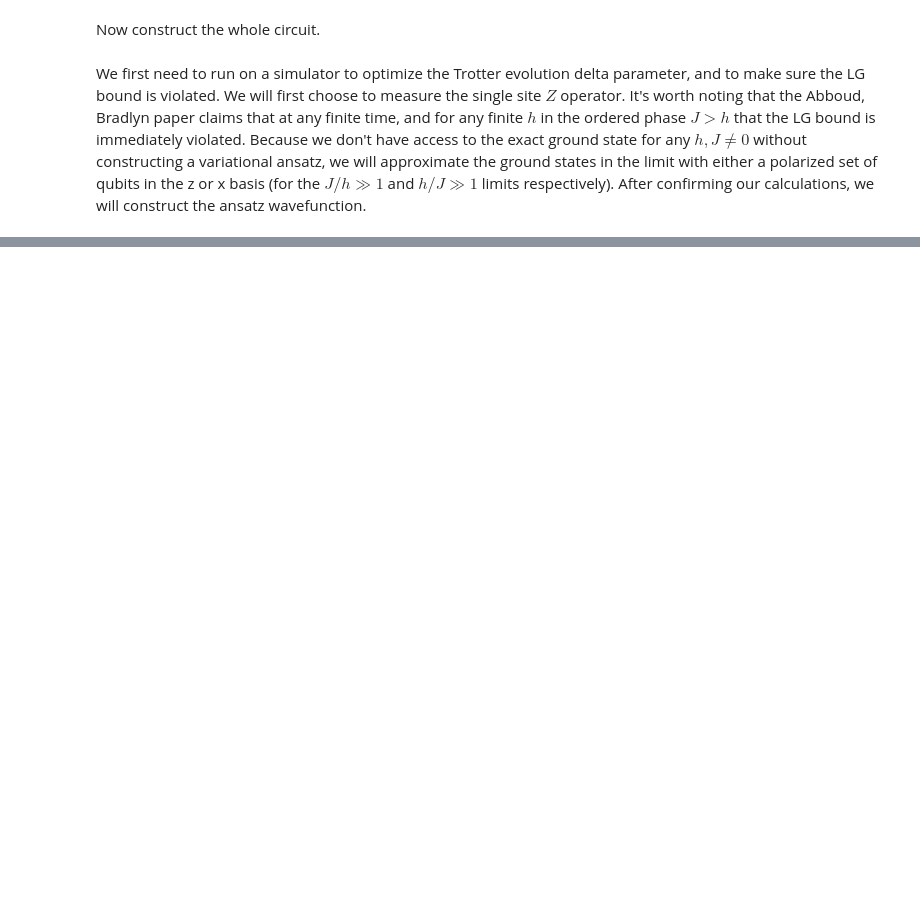
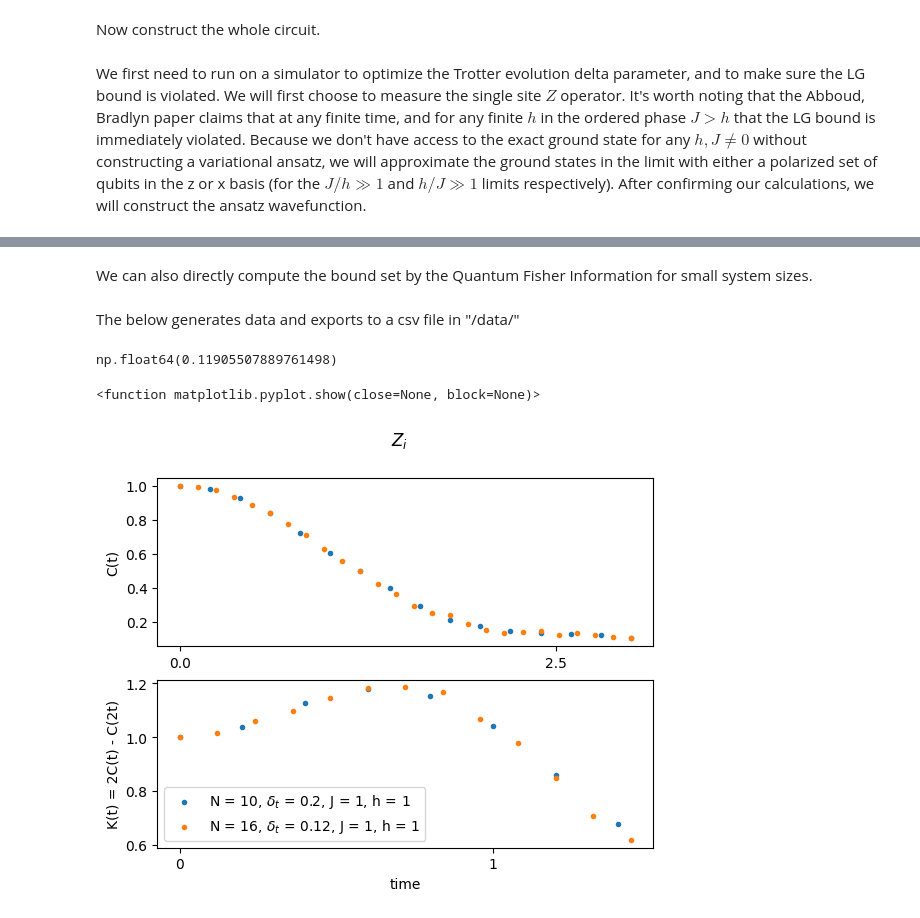
Before and after one commit to IanROsborne/Quantum_Metrology_Fisher_LG, a Jupyter notebook: TFI_defs.ipynb, the cells around one changed output, grey strips where cells are left out. Cells and saved outputs as stored; diff of their text form; code cells hidden in the pictures; blank space fills up the shorter version.

Commit message:
Updated TFI_defs with a recourse managing plot

```diff
--- a/TFI_defs.ipynb
+++ b/TFI_defs.ipynb
@@ -173,0 +254,2 @@ for j in range(1,3):
+# %% [markdown]
+We can also directly compute the bound set by the Quantum Fisher Information for small system sizes.
@@ -173,0 +272,65 @@ for j in range(1,3):
+# %% [markdown]
+The below generates data and exports to a csv file in "/data/"
+# %%
+.3/ np.cbrt(16)
+# %% [output]
+np.float64(0.11905507889761498)
+# %%
+chain_len , time , delta, J, h, measure, psi = 10, 3, 1, 1, 1, 'Z', "X_pol"
+
+time_range = [i * delta for i in range(int(time/delta)+1)]
+
+qc = circuit_initialize(chain_len, 2, 2)
+if psi == "X_pol":
+    for i in range(chain_len):  #initialize ground state in x basis (large magnetic field)
+        qc.h(i)
+
+C_data = TFI_efficient_sim(qc, time, delta, J, h, measure)
+
+csv_path = os.getcwd() + "/data/" + "L"+str(chain_len) + 'time'+ str(time) + 'd' + str( delta)+ "J" + str(J) + "h" + str(h) +str(measure) + "psi" + psi  +'.csv'
+
+rows = [time_range, C_data]
+with open(csv_path, 'w', newline='') as f:
+    writer = csv.writer(f)
+    writer.writerows(rows)
+# %%
+
+plt_dta = [[10, 3, .2, 1, 1, 'Z', "X_pol"],[16, 3, .12, 1, 1, 'Z', "X_pol"]]
+
+fig, ax = plt.subplots(2)
+
+for i in plt_dta:
+    chain_len , time , delta, J, h, measure, psi  = i
+    csv_path = os.getcwd() + "/data/" + "L"+str(chain_len) + 'time'+ str(time) + 'd' + str( delta)+ "J" + str(J) + "h" + str(h) +str(measure) + "psi" + psi  +'.csv'
+
+
+    with open(csv_path, newline='') as f:
+        reader = csv.reader(f)
+        [time_range, dta] = [[float(x) for x in row] for row in reader]
+
+    half_len = len(dta)//2
+    dta_K = [2 * dta[j] - dta[2 * j] for j in range(half_len) ]
+
+    ax[1].scatter(time_range[:half_len]  , dta_K ,  marker= ".", label = "N = " + str(chain_len) + ", $\\delta_t$ = " + str(delta) + ", J = " + str(J) + ", h = " + str(h) , zorder = 3)
+    ax[0].scatter(time_range  , dta ,  marker= ".", label = "N = " + str(chain_len) + ", $\\delta_t$ = " + str(delta) , zorder = 3)
+
+
+#classical bound
+#ax[1].axhline( y=1.5, color="0.9", linestyle = "--")
+#ax[1].axhline( y=QFI_bound, color="0.9", linestyle = "--", label = "$1/8(F_Q) + \\langle (S^z_0 e^{i \\pi S^z_1}S^z_2)^2\\rangle$")
+
+
+fig.suptitle(" $Z_i$")
+ax[0].xaxis.set_major_locator(tck.MultipleLocator(base = 2.5))
+ax[1].xaxis.set_major_locator(tck.MultipleLocator(base = 1))
+plt.xlabel("time")
+ax[0].set(ylabel = "C(t)")
+ax[1].set(ylabel = "K(t) = 2C(t) - C(2t)")
+#lt.ylim((0.9,1.6))
+plt.title("")
+plt.legend()
+
+plt.show
+# %% [output]
+<function matplotlib.pyplot.show(close=None, block=None)>
+[figure, added]
```
Also changed, not shown: parts of 14 cells of this notebook, 8 other files.
